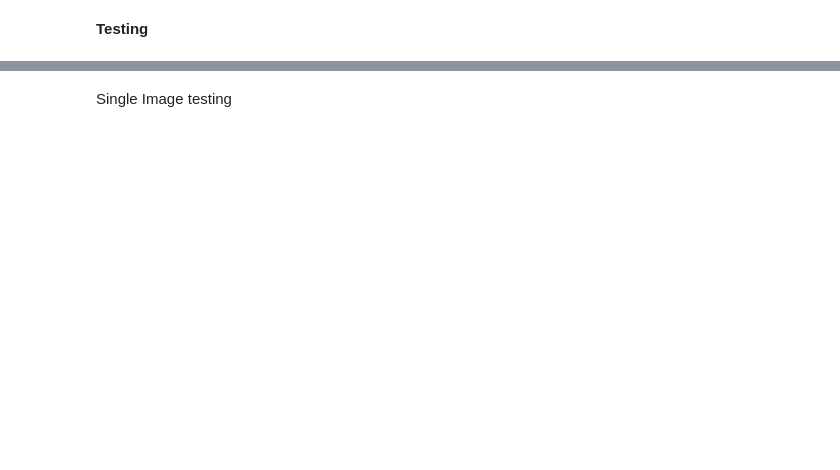
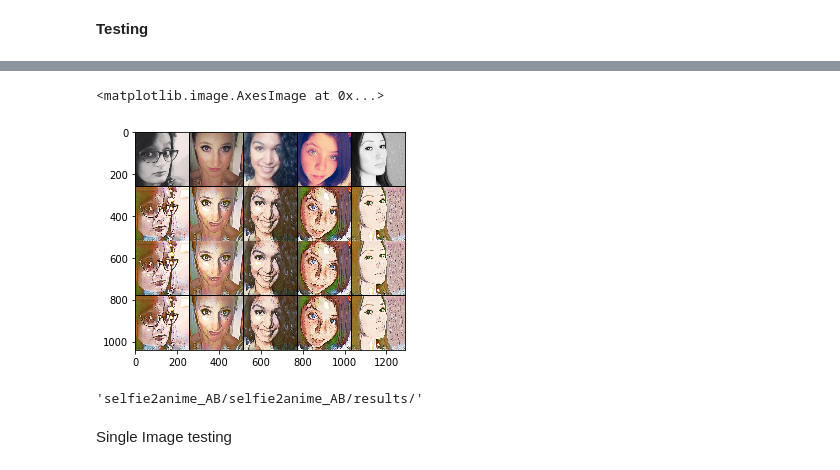
Before and after one commit to PietrOz/pietroz_learning, a Jupyter notebook: Copy_of_GAN_ime_MilanMeetup.ipynb, the cells around one changed output, grey strips where cells are left out. Drawn from its saved outputs; the diff is of its cells as text; code cells hidden in the pictures; blank space fills up the shorter version.

```diff
--- a/Copy_of_GAN_ime_MilanMeetup.ipynb
+++ b/Copy_of_GAN_ime_MilanMeetup.ipynb
@@ -560,3 +600,28 @@ plt.imshow(real_A_show)
+# %%
+i = 3
+G_AB_test = GeneratorResNet(input_shape, n_residual_blocks)
+G_AB_test.load_state_dict(torch.load(dataset_folder +"models/G_AB_"+str(i)+".pth"))
+G_AB_test = G_AB_test.to(device)
+
+sample_A.to(device)
+
+fake_B = G_AB_test(sample_A)
+fake_B_show = vutils.make_grid(fake_B, nrow=7, normalize=True)
+image_grid = t.cat((image_grid, fake_B_show), 1)
+
+save_image(image_grid, dataset_folder +"results/test_images.jpg", normalize=False)
+
+image_grid = image_grid.detach().cpu().numpy()
+
+image_grid = image_grid.transpose([1,2,0])
+plt.imshow(image_grid)
+# %% [output]
+<matplotlib.image.AxesImage at 0x...>
+[figure, added]
+# %%
+dataset_folder +"results/"
+# %% [output]
+'selfie2anime_AB/selfie2anime_AB/results/'
 # %%
 for i in [50,100]:
     with torch.no_grad():
```
Also changed, not shown: parts of 6 cells of this notebook.
